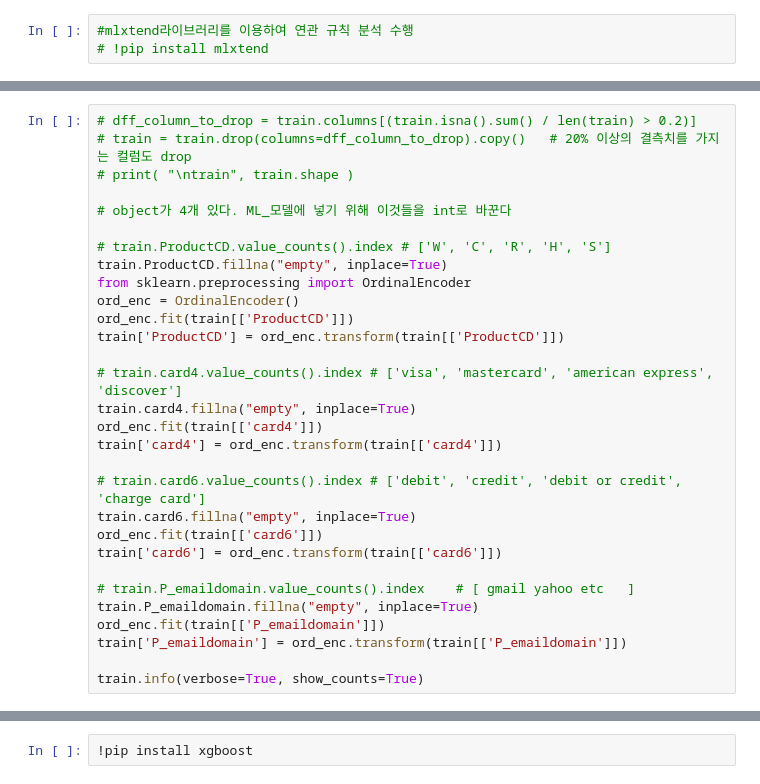
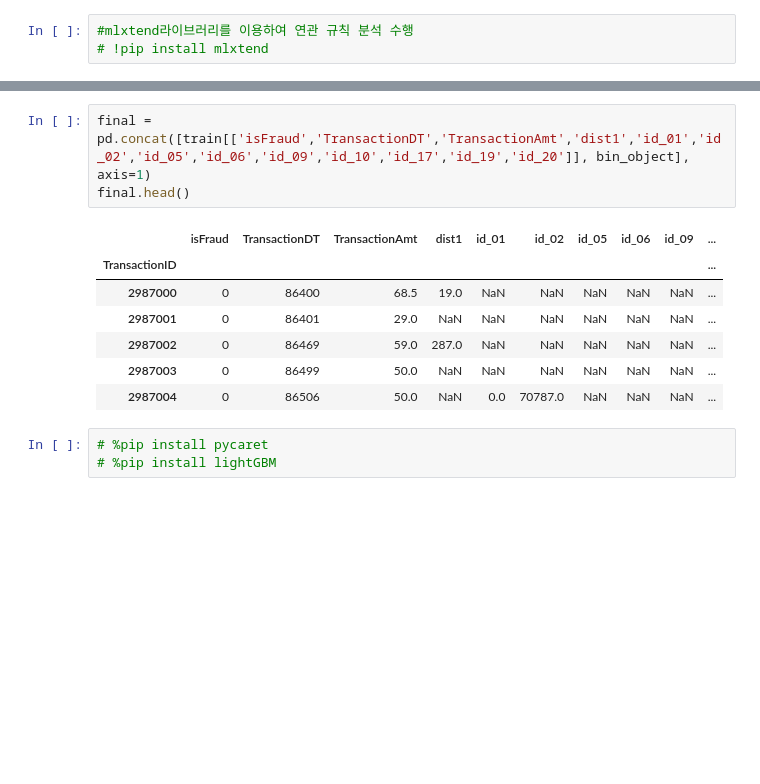
Before and after one commit to jackbro101/IEEE_FraudDetection_EDA, a Jupyter notebook: ieee_EDA_Jack.ipynb, the cells around one changed output, grey strips where cells are left out. Drawn from its saved outputs; the diff is of its cells as text; blank space fills up the shorter version.

```diff
--- a/ieee_EDA_Jack.ipynb
+++ b/ieee_EDA_Jack.ipynb
@@ -351,30 +264,0 @@ TransDT : card2,
-# %%
-# dff_column_to_drop = train.columns[(train.isna().sum() / len(train) > 0.2)]
-# train = train.drop(columns=dff_column_to_drop).copy()   # 20% 이상의 결측치를 가지는 컬럼도 drop
-# print( "\ntrain", train.shape )
-
-# object가 4개 있다. ML_모델에 넣기 위해 이것들을 int로 바꾼다
-
-# train.ProductCD.value_counts().index # ['W', 'C', 'R', 'H', 'S']
-train.ProductCD.fillna("empty", inplace=True)
-from sklearn.preprocessing import OrdinalEncoder
-ord_enc = OrdinalEncoder()
-ord_enc.fit(train[['ProductCD']])
-train['ProductCD'] = ord_enc.transform(train[['ProductCD']])
-
-# train.card4.value_counts().index # ['visa', 'mastercard', 'american express', 'discover']
-train.card4.fillna("empty", inplace=True)
-ord_enc.fit(train[['card4']])
-train['card4'] = ord_enc.transform(train[['card4']])
-
-# train.card6.value_counts().index # ['debit', 'credit', 'debit or credit', 'charge card']
-train.card6.fillna("empty", inplace=True)
-ord_enc.fit(train[['card6']])
-train['card6'] = ord_enc.transform(train[['card6']])
-
-# train.P_emaildomain.value_counts().index    # [ gmail yahoo etc   ]
-train.P_emaildomain.fillna("empty", inplace=True)
-ord_enc.fit(train[['P_emaildomain']])
-train['P_emaildomain'] = ord_enc.transform(train[['P_emaildomain']])
-
-train.info(verbose=True, show_counts=True)
@@ -390,2 +332,14 @@ train & val (472432, 181) (118108, 181) (472432, 1) (118108, 1)
+# %%
+final = pd.concat([train[['isFraud','TransactionDT','TransactionAmt','dist1','id_01','id_02','id_05','id_06','id_09','id_10','id_17','id_19','id_20']], bin_object], axis=1)
+final.head()
+# %% [output]
+|  | isFraud | TransactionDT | TransactionAmt | dist1 | id_01 | id_02 | id_05 | id_06 | id_09 | ... |
+| TransactionID |  |  |  |  |  |  |  |  |  | ... |
+| 2987000 | 0 | 86400 | 68.5 | 19.0 | NaN | NaN | NaN | NaN | NaN | ... |
+| 2987001 | 0 | 86401 | 29.0 | NaN | NaN | NaN | NaN | NaN | NaN | ... |
+| 2987002 | 0 | 86469 | 59.0 | 287.0 | NaN | NaN | NaN | NaN | NaN | ... |
+| 2987003 | 0 | 86499 | 50.0 | NaN | NaN | NaN | NaN | NaN | NaN | ... |
+| 2987004 | 0 | 86506 | 50.0 | NaN | 0.0 | 70787.0 | NaN | NaN | NaN | ... |
 # %%
-!pip install xgboost
+# %pip install pycaret
+# %pip install lightGBM
```
Also changed, not shown: parts of 35 cells of this notebook.
